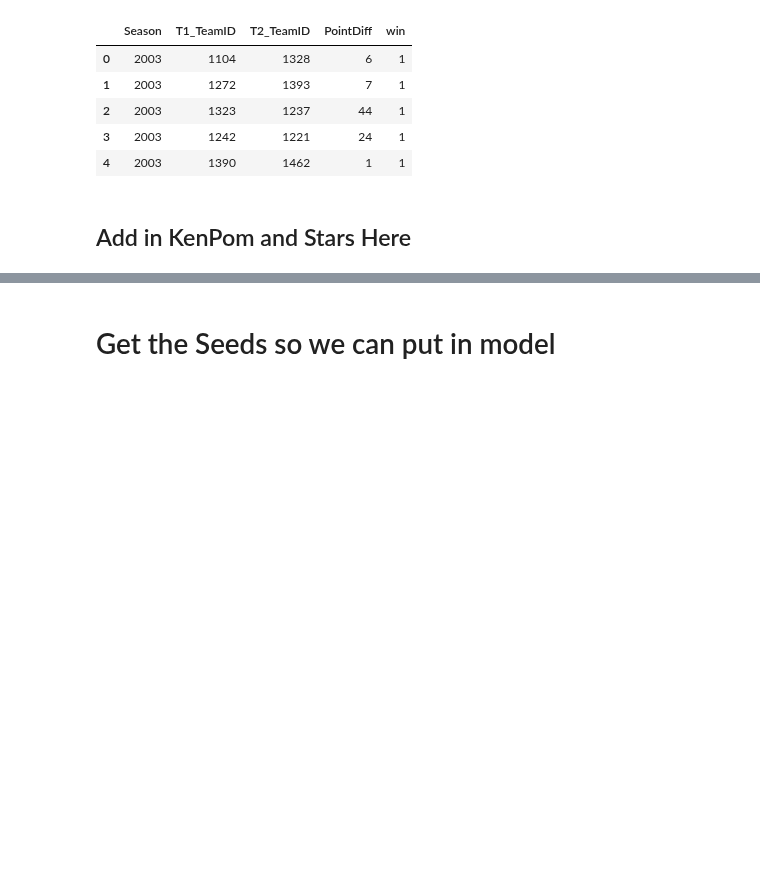
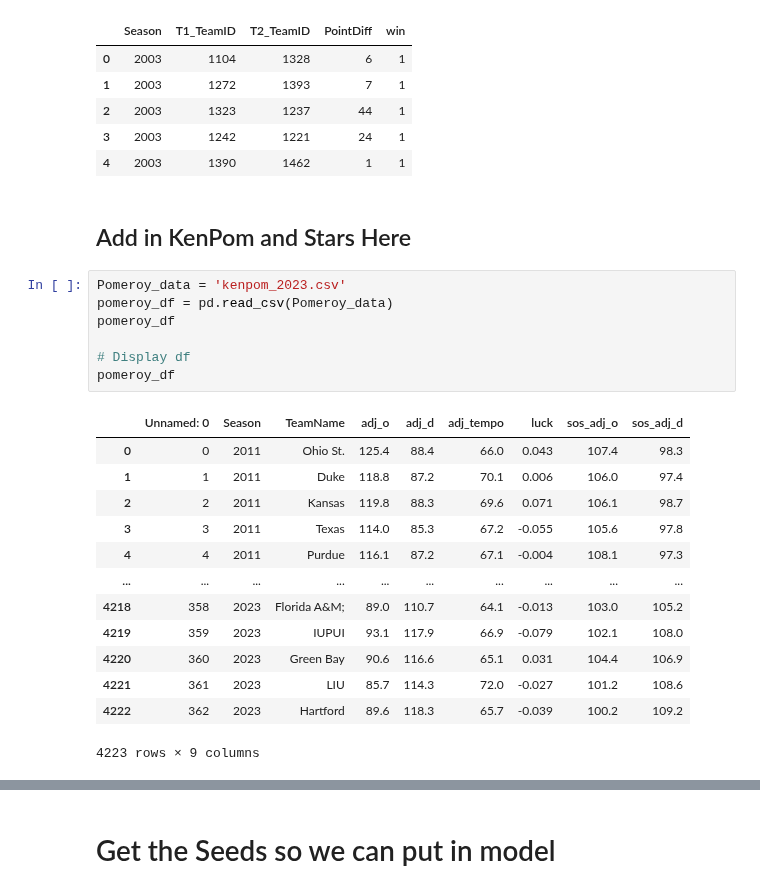
Before and after one commit to joshmccoy2/NCAA_March_Madness, a Jupyter notebook: XGBoost Submission Model.ipynb, the cells around one changed output, grey strips where cells are left out. Cells and saved outputs as stored; diff of their text form; blank space fills up the shorter version.

```diff
--- a/XGBoost Submission Model.ipynb
+++ b/XGBoost Submission Model.ipynb
@@ -298,3 +298,24 @@ regular_season_effects.head()
 | 4 | 2003 | 1390 | 1462 | 1 | 1 |
 # %% [markdown]
 ## Add in KenPom and Stars Here
+# %%
+Pomeroy_data = 'kenpom_2023.csv'
+pomeroy_df = pd.read_csv(Pomeroy_data)
+pomeroy_df
+
+# Display df
+pomeroy_df
+# %% [output]
+|  | Unnamed: 0 | Season | TeamName | adj_o | adj_d | adj_tempo | luck | sos_adj_o | sos_adj_d |
+| 0 | 0 | 2011 | Ohio St. | 125.4 | 88.4 | 66.0 | 0.043 | 107.4 | 98.3 |
+| 1 | 1 | 2011 | Duke | 118.8 | 87.2 | 70.1 | 0.006 | 106.0 | 97.4 |
+| 2 | 2 | 2011 | Kansas | 119.8 | 88.3 | 69.6 | 0.071 | 106.1 | 98.7 |
+| 3 | 3 | 2011 | Texas | 114.0 | 85.3 | 67.2 | -0.055 | 105.6 | 97.8 |
+| 4 | 4 | 2011 | Purdue | 116.1 | 87.2 | 67.1 | -0.004 | 108.1 | 97.3 |
+| ... | ... | ... | ... | ... | ... | ... | ... | ... | ... |
+| 4218 | 358 | 2023 | Florida A&M; | 89.0 | 110.7 | 64.1 | -0.013 | 103.0 | 105.2 |
+| 4219 | 359 | 2023 | IUPUI | 93.1 | 117.9 | 66.9 | -0.079 | 102.1 | 108.0 |
+| 4220 | 360 | 2023 | Green Bay | 90.6 | 116.6 | 65.1 | 0.031 | 104.4 | 106.9 |
+| 4221 | 361 | 2023 | LIU | 85.7 | 114.3 | 72.0 | -0.027 | 101.2 | 108.6 |
+| 4222 | 362 | 2023 | Hartford | 89.6 | 118.3 | 65.7 | -0.039 | 100.2 | 109.2 |
+4223 rows × 9 columns
```
Also changed, not shown: parts of 7 cells of this notebook, 2 other files.
